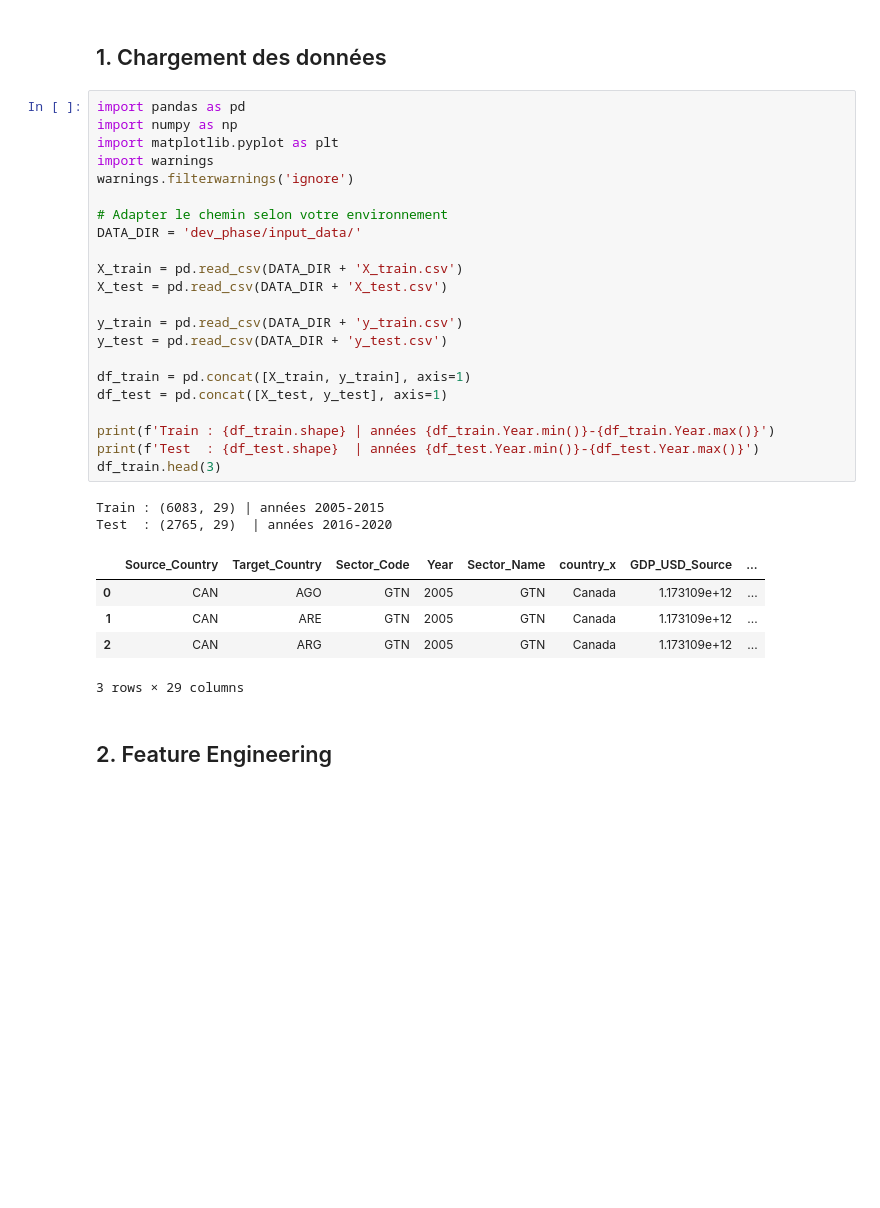
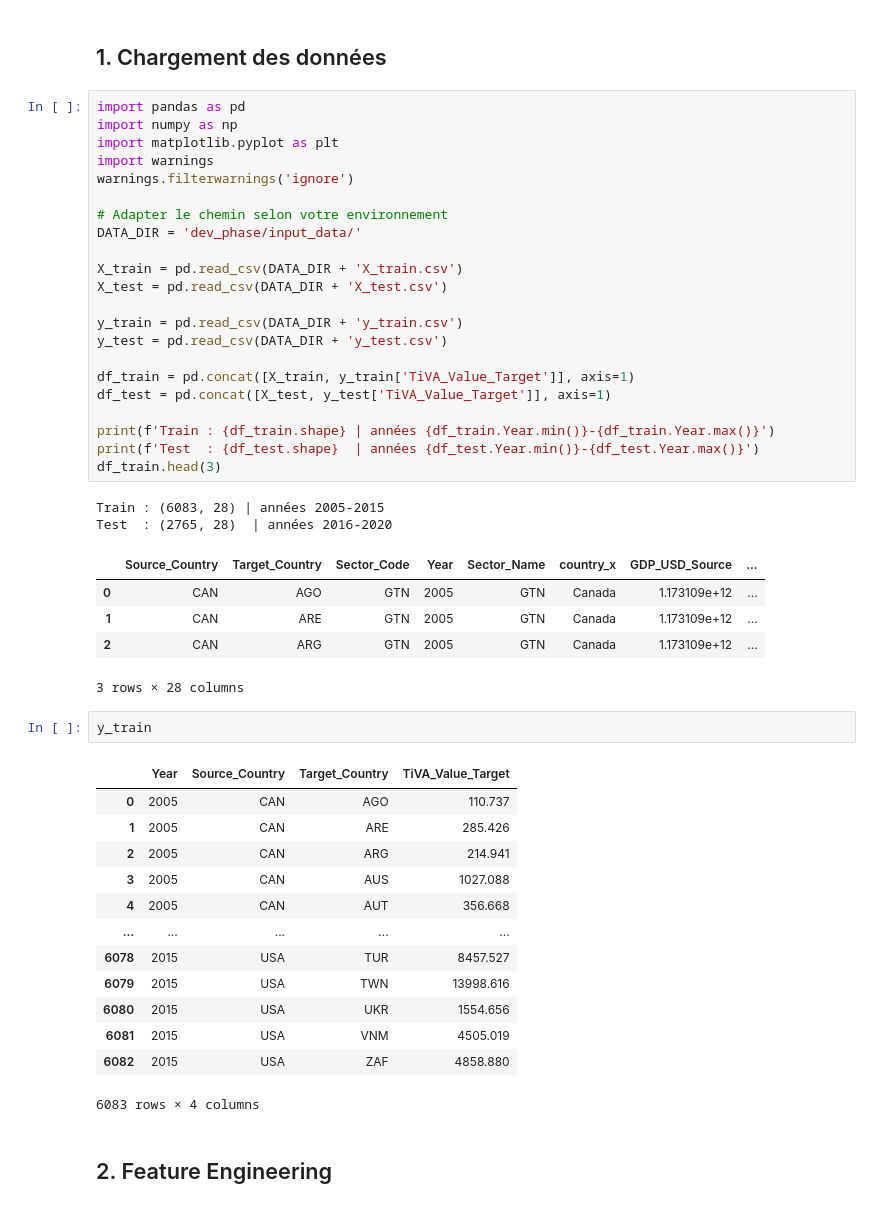
Before and after one commit to axelsjrn/template_codabench, a Jupyter notebook: tiva_starting_kit.ipynb, the cells around one changed output. Saved outputs shown, nothing was run; the diff lists cells and outputs as text; blank space fills up the shorter version.

```diff
--- a/tiva_starting_kit.ipynb
+++ b/tiva_starting_kit.ipynb
@@ -27,19 +27,35 @@ X_test = pd.read_csv(DATA_DIR + 'X_test.csv')
 y_train = pd.read_csv(DATA_DIR + 'y_train.csv')
 y_test = pd.read_csv(DATA_DIR + 'y_test.csv')
 
-df_train = pd.concat([X_train, y_train], axis=1)
-df_test = pd.concat([X_test, y_test], axis=1)
+df_train = pd.concat([X_train, y_train['TiVA_Value_Target']], axis=1)
+df_test = pd.concat([X_test, y_test['TiVA_Value_Target']], axis=1)
 
 print(f'Train : {df_train.shape} | années {df_train.Year.min()}-{df_train.Year.max()}')
 print(f'Test  : {df_test.shape}  | années {df_test.Year.min()}-{df_test.Year.max()}')
 df_train.head(3)
 # %% [output]
-Train : (6083, 29) | années 2005-2015
-Test  : (2765, 29)  | années 2016-2020
+Train : (6083, 28) | années 2005-2015
+Test  : (2765, 28)  | années 2016-2020
 |  | Source_Country | Target_Country | Sector_Code | Year | Sector_Name | country_x | GDP_USD_Source | ... |
 | 0 | CAN | AGO | GTN | 2005 | GTN | Canada | 1.173109e+12 | ... |
 | 1 | CAN | ARE | GTN | 2005 | GTN | Canada | 1.173109e+12 | ... |
 | 2 | CAN | ARG | GTN | 2005 | GTN | Canada | 1.173109e+12 | ... |
-3 rows × 29 columns
+3 rows × 28 columns
+# %%
+y_train
+# %% [output]
+|  | Year | Source_Country | Target_Country | TiVA_Value_Target |
+| 0 | 2005 | CAN | AGO | 110.737 |
+| 1 | 2005 | CAN | ARE | 285.426 |
+| 2 | 2005 | CAN | ARG | 214.941 |
+| 3 | 2005 | CAN | AUS | 1027.088 |
+| 4 | 2005 | CAN | AUT | 356.668 |
+| ... | ... | ... | ... | ... |
+| 6078 | 2015 | USA | TUR | 8457.527 |
+| 6079 | 2015 | USA | TWN | 13998.616 |
+| 6080 | 2015 | USA | UKR | 1554.656 |
+| 6081 | 2015 | USA | VNM | 4505.019 |
+| 6082 | 2015 | USA | ZAF | 4858.880 |
+6083 rows × 4 columns
 # %% [markdown]
 ## 2. Feature Engineering
```
Also changed, not shown: parts of 6 cells of this notebook, 2 other files.
